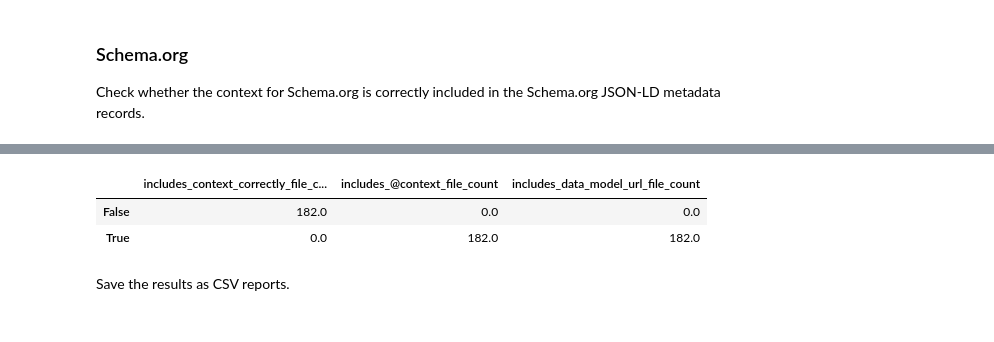
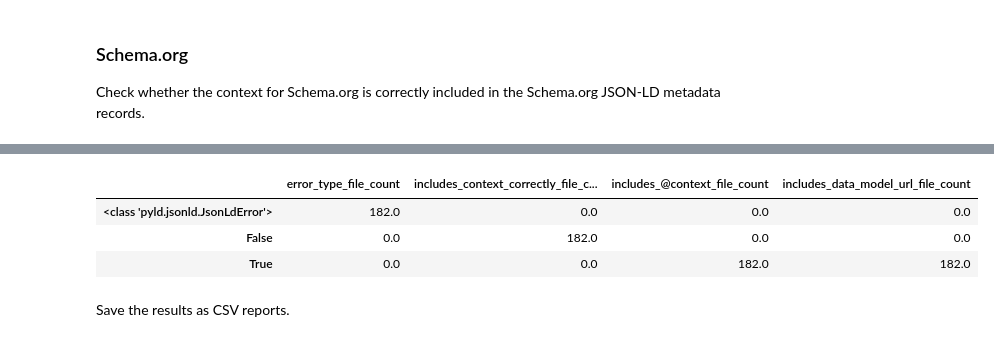
Before and after one commit to thegoose20/lada-eval, a Jupyter notebook: evaluation-conformance.ipynb, the cells around one changed output, grey strips where cells are left out. Saved outputs shown, nothing was run; the diff lists cells and outputs as text; code cells hidden in the pictures.

```diff
--- a/evaluation-conformance.ipynb
+++ b/evaluation-conformance.ipynb
@@ -421,15 +394,16 @@ df = utils.contextInclusion(schema_file_paths, data_model, context_pattern, cont
 # %%
-cols = ["includes_context_correctly", "includes_@context", "includes_data_model_url"]
+cols = ["error_type", "includes_context_correctly", "includes_@context", "includes_data_model_url"]
 df_counts = pd.DataFrame()
 for col in cols:
     count = pd.DataFrame(df[col].value_counts()).rename(columns={"count":col+"_file_count"})
     df_counts = pd.concat([df_counts, count], axis=1)
 df_counts = df_counts.fillna(0)
 df_counts
 # %% [output]
-|  | includes_context_correctly_file_c... | includes_@context_file_count | includes_data_model_url_file_count |
-| False | 182.0 | 0.0 | 0.0 |
-| True | 0.0 | 182.0 | 182.0 |
+|  | error_type_file_count | includes_context_correctly_file_c... | includes_@context_file_count | includes_data_model_url_file_count |
+| <class 'pyld.jsonld.JsonLdError'> | 182.0 | 0.0 | 0.0 | 0.0 |
+| False | 0.0 | 182.0 | 0.0 | 0.0 |
+| True | 0.0 | 0.0 | 182.0 | 182.0 |
 # %% [markdown]
 Save the results as CSV reports.
 # %%
```
Also changed, not shown: parts of 11 cells of this notebook, 2 other files.
